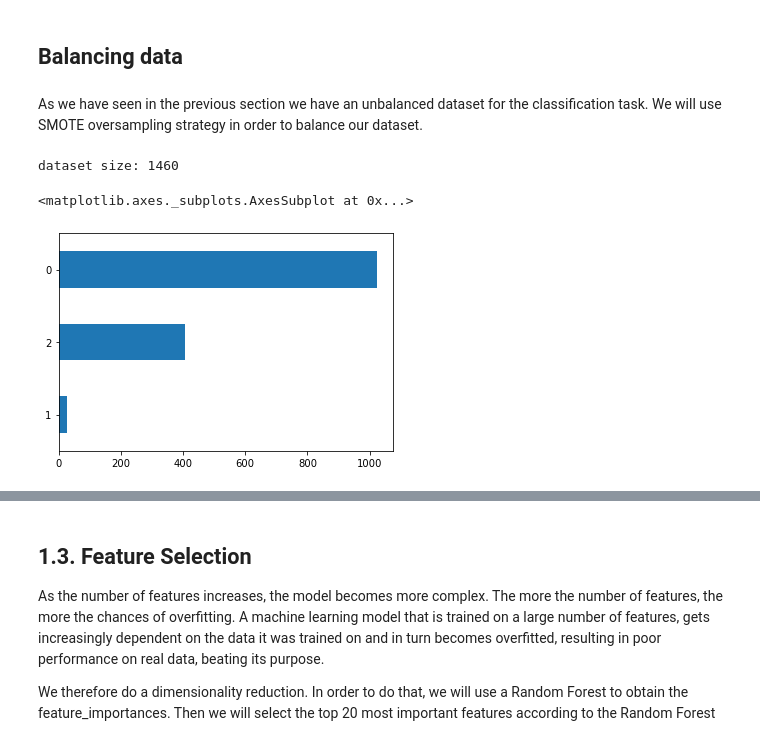
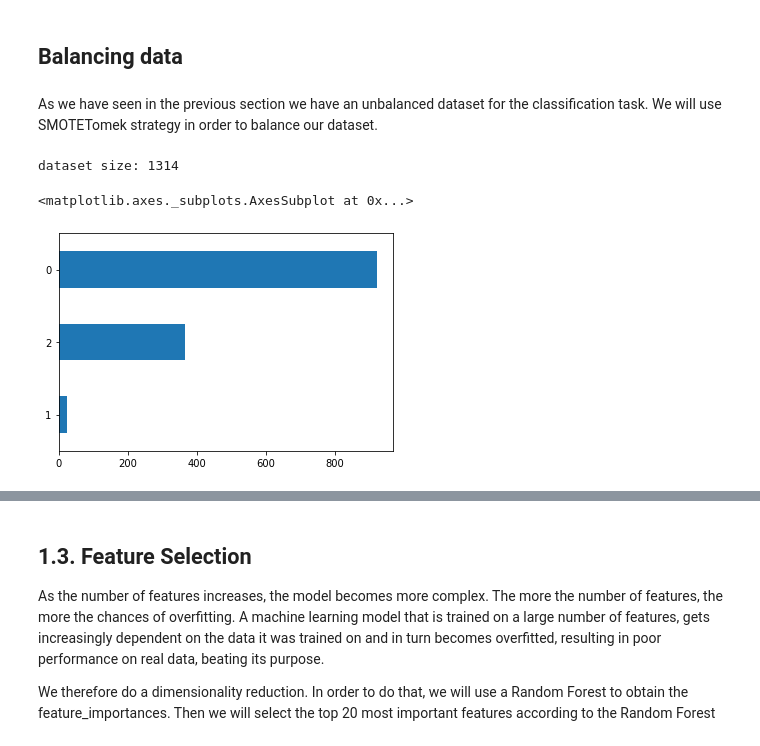
Before and after one commit to Gustavo-SF/House-Prices-Kaggle, a Jupyter notebook: PD_201920_Project3.ipynb, the cells around one changed output, grey strips where cells are left out. Cells and saved outputs as stored; diff of their text form; code cells hidden in the pictures.

Commit message:
train-test split and final comments

```diff
--- a/PD_201920_Project3.ipynb
+++ b/PD_201920_Project3.ipynb
@@ -550,13 +550,23 @@ df_X_encoded.head()
+# %%
+from sklearn.model_selection import train_test_split
+
+# Categorical Train Test split
+
+df_X_encoded_cat_train, df_X_cat_encoded_test, df_y_cat_enc_train, df_y_cat_enc_test = train_test_split(df_X_encoded, df_y_cat_enc, test_size=0.1, random_state=42)
+
+# Regression Train Test split
+
+df_X_encoded_reg_train, df_X_reg_encoded_test, df_y_reg_train, df_y_reg_test = train_test_split(df_X_encoded, df_y_reg, test_size=0.1, random_state=42)
 # %% [markdown]
 ## Balancing data
 # %% [markdown]
-As we have seen in the previous section we have an unbalanced dataset for the classification task. We will use SMOTE oversampling strategy in order to balance our dataset.
+As we have seen in the previous section we have an unbalanced dataset for the classification task. We will use SMOTETomek strategy in order to balance our dataset.
 # %%
-print('dataset size: {}'.format(len(df_X_encoded)))
-pd.DataFrame(df_y_cat_enc, columns = [target_c])[target_c].value_counts().sort_values().plot(kind = 'barh')
+print('dataset size: {}'.format(len(df_X_encoded_cat_train)))
+pd.DataFrame(df_y_cat_enc_train, columns = [target_c])[target_c].value_counts().sort_values().plot(kind = 'barh')
 # %% [output]
-dataset size: 1460
+dataset size: 1314
 <matplotlib.axes._subplots.AxesSubplot at 0x...>
-[figure, old version]
+[figure, new version]
 # %%
 smt = SMOTETomek(random_state=1)
```
Also changed, not shown: parts of 64 cells of this notebook, 13 other files.
